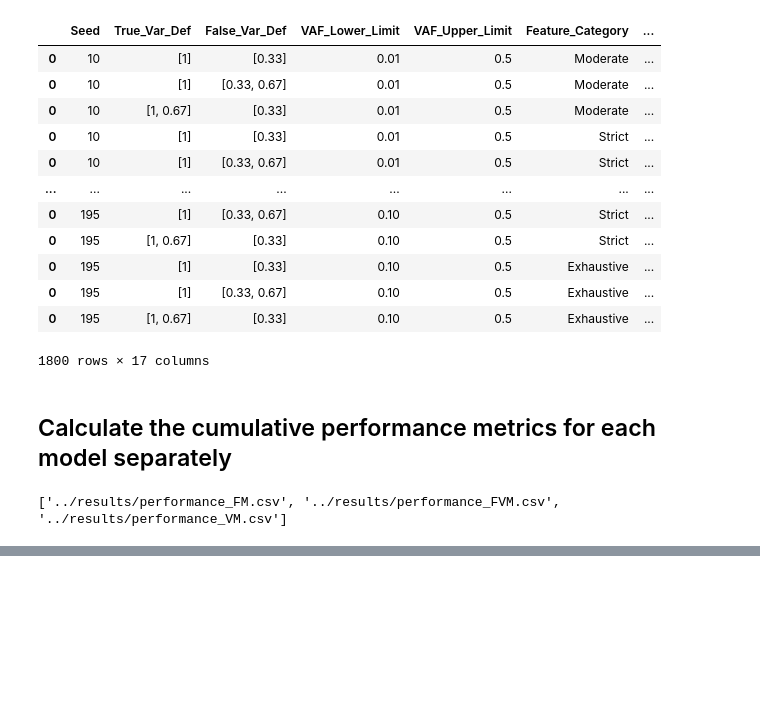
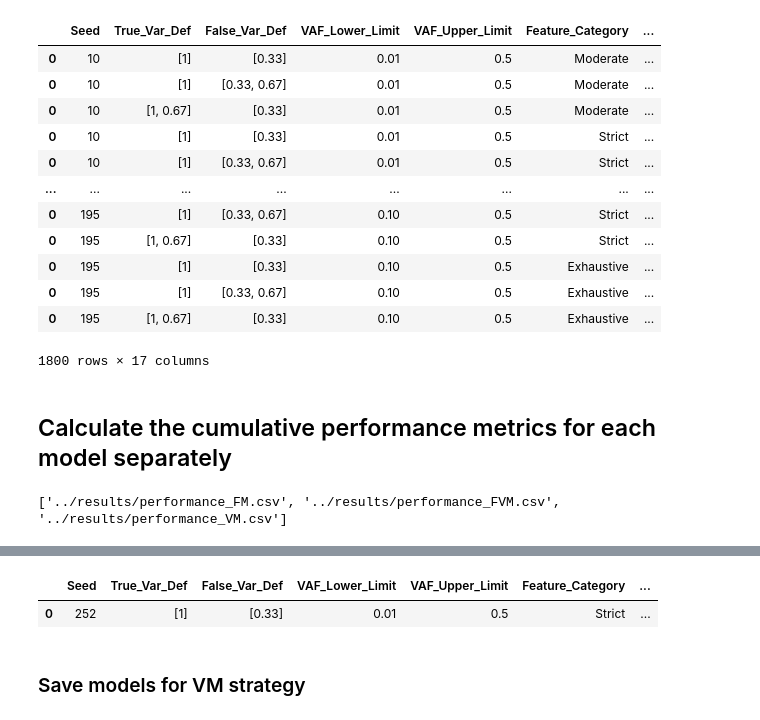
Before and after one commit to NCI-CGR/HPV_low_VAF_SNV_prediction, a Jupyter notebook: machine_learning/xgb_model_training_and_performance_new.ipynb, the cells around one changed output, grey strips where cells are left out. Saved outputs shown, nothing was run; the diff lists cells and outputs as text; code cells hidden in the pictures; blank space fills up the shorter version.

Commit message:
Added code to save optimum models

```diff
--- a/machine_learning/xgb_model_training_and_performance_new.ipynb
+++ b/machine_learning/xgb_model_training_and_performance_new.ipynb
@@ -1145,0 +1150,10 @@ for file_i in file_list:
+# %%
+feat_cat_dict = {'Moderate': ['FSAF','FSAR','FSRF','FSRR','FWDB','FXX','GQ','MLLD','QUAL','REFB',
+                'REVB','SAF','SAR','SRF','SRR','SSSB','STB','VARB', '5_PRIME_NUCLEOTIDE_CONTEXT', '3_PRIME_NUCLEOTIDE_CONTEXT'],
+                'Strict': ['FSAF','FSAR','FSRF','FSRR','FWDB','FXX','MLLD','QUAL','REFB','REVB','SSSB','VARB',
+                           '5_PRIME_NUCLEOTIDE_CONTEXT', '3_PRIME_NUCLEOTIDE_CONTEXT'],
+                'Exhaustive': ['AO','DP','FAO','FDP','FRO','FSAF','FSAR','FSRF','FSRR','FWDB',
+                'FXX','GQ','HRUN','LEN','MLLD','QD','QUAL','RBI','REFB','REVB',
+                'RO','SAF','SAR','SRF','SRR','SSSB','STB','STBP','VARB', '5_PRIME_NUCLEOTIDE_CONTEXT',
+                '3_PRIME_NUCLEOTIDE_CONTEXT']
+                }
@@ -1145,0 +1385,7 @@ for file_i in file_list:
+# %%
+df_tmp
+# %% [output]
+|  | Seed | True_Var_Def | False_Var_Def | VAF_Lower_Limit | VAF_Upper_Limit | Feature_Category | ... |
+| 0 | 252 | [1] | [0.33] | 0.01 | 0.5 | Strict | ... |
+# %% [markdown]
+### Save models for VM strategy
```
Also changed, not shown: parts of 8 cells of this notebook.
